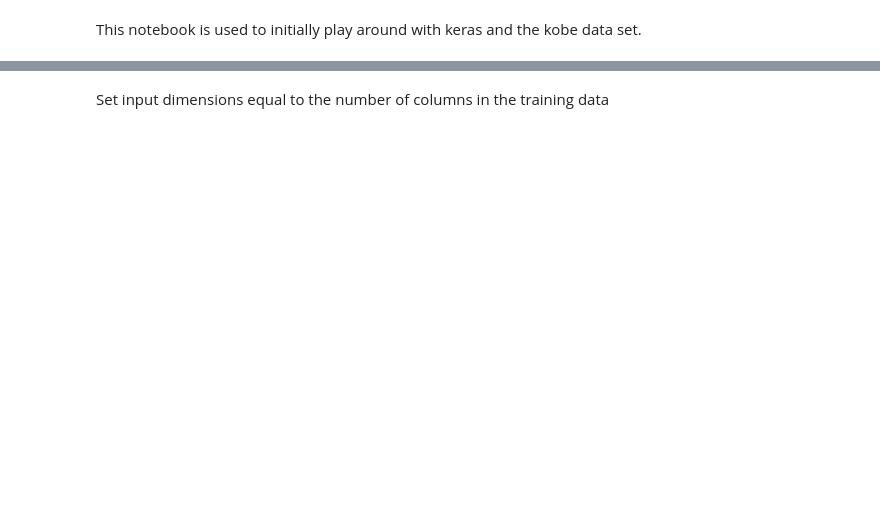
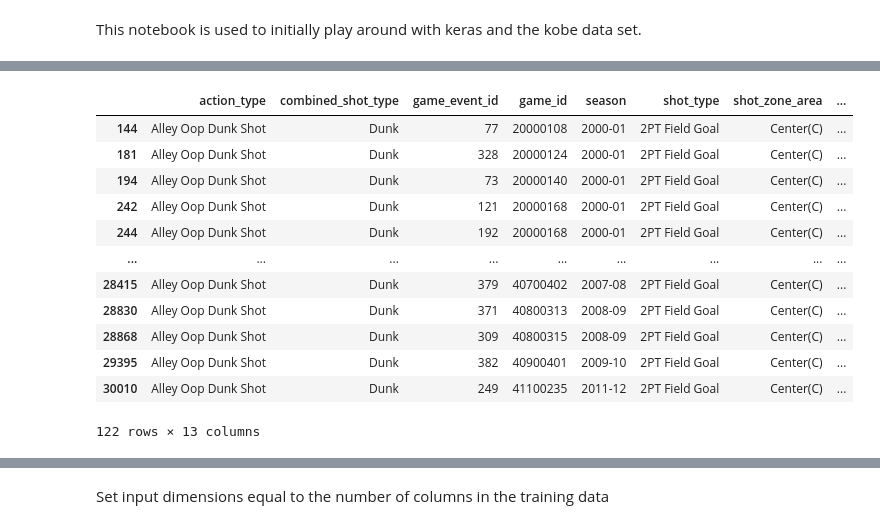
Before and after one commit to misharigot/kobe, a Jupyter notebook: model/model.ipynb, the cells around one changed output, grey strips where cells are left out. Saved outputs shown, nothing was run; the diff lists cells and outputs as text; code cells hidden in the pictures; blank space fills up the shorter version.

```diff
--- a/model/model.ipynb
+++ b/model/model.ipynb
@@ -143,0 +21,2 @@ x = le.fit_transform(train[0])
+# %%
+df = pd.read_csv('../data/data.csv')
@@ -143,0 +39,4 @@ x = le.fit_transform(train[0])
+# %%
+# Combine minutes and seconds remaining into decimal minutes remaining, e.g. 6.5 for 6 mins and 30 secs.
+df['time_remaining'] = round(df['minutes_remaining'] + (df['seconds_remaining'] / 60), 2)
+df[['time_remaining']]
@@ -143,0 +188,16 @@ x = le.fit_transform(train[0])
+# %%
+cat_cols[cat_cols['action_type'] == 'Alley Oop Dunk Shot']
+# %% [output]
+|  | action_type | combined_shot_type | game_event_id | game_id | season | shot_type | shot_zone_area | ... |
+| 144 | Alley Oop Dunk Shot | Dunk | 77 | 20000108 | 2000-01 | 2PT Field Goal | Center(C) | ... |
+| 181 | Alley Oop Dunk Shot | Dunk | 328 | 20000124 | 2000-01 | 2PT Field Goal | Center(C) | ... |
+| 194 | Alley Oop Dunk Shot | Dunk | 73 | 20000140 | 2000-01 | 2PT Field Goal | Center(C) | ... |
+| 242 | Alley Oop Dunk Shot | Dunk | 121 | 20000168 | 2000-01 | 2PT Field Goal | Center(C) | ... |
+| 244 | Alley Oop Dunk Shot | Dunk | 192 | 20000168 | 2000-01 | 2PT Field Goal | Center(C) | ... |
+| ... | ... | ... | ... | ... | ... | ... | ... | ... |
+| 28415 | Alley Oop Dunk Shot | Dunk | 379 | 40700402 | 2007-08 | 2PT Field Goal | Center(C) | ... |
+| 28830 | Alley Oop Dunk Shot | Dunk | 371 | 40800313 | 2008-09 | 2PT Field Goal | Center(C) | ... |
+| 28868 | Alley Oop Dunk Shot | Dunk | 309 | 40800315 | 2008-09 | 2PT Field Goal | Center(C) | ... |
+| 29395 | Alley Oop Dunk Shot | Dunk | 382 | 40900401 | 2009-10 | 2PT Field Goal | Center(C) | ... |
+| 30010 | Alley Oop Dunk Shot | Dunk | 249 | 41100235 | 2011-12 | 2PT Field Goal | Center(C) | ... |
+122 rows × 13 columns
```
Also changed, not shown: parts of 52 cells of this notebook.
